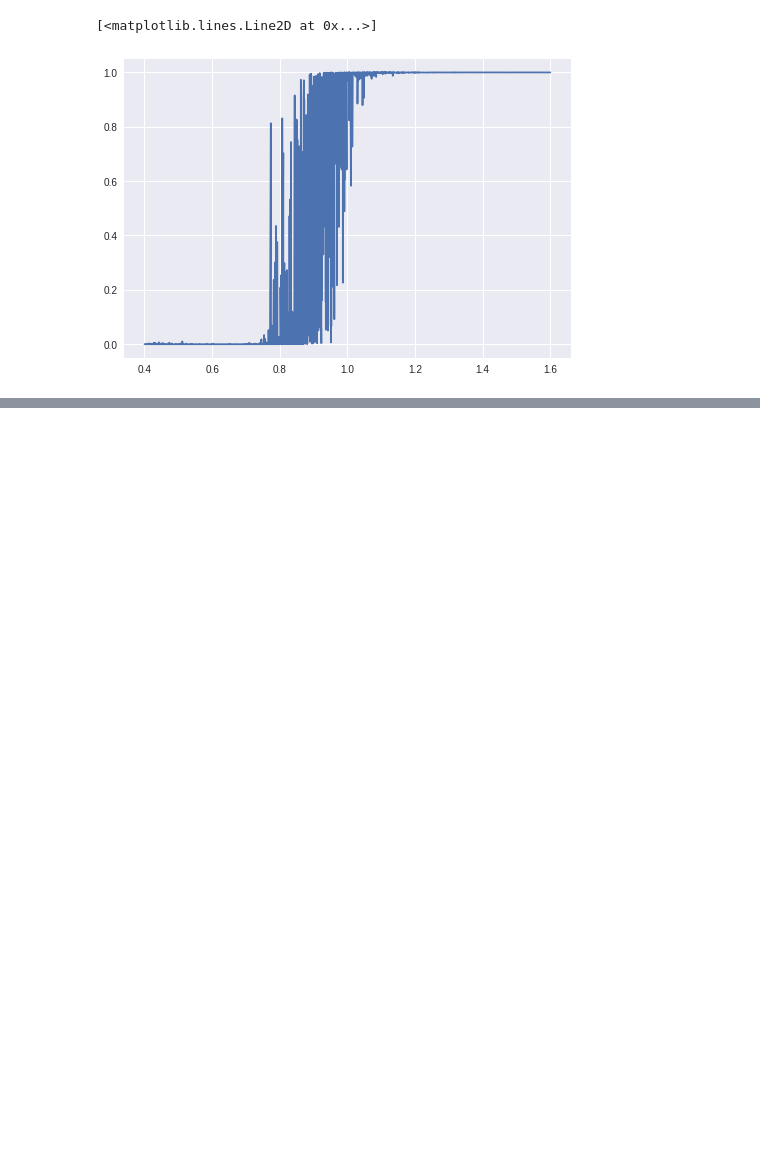
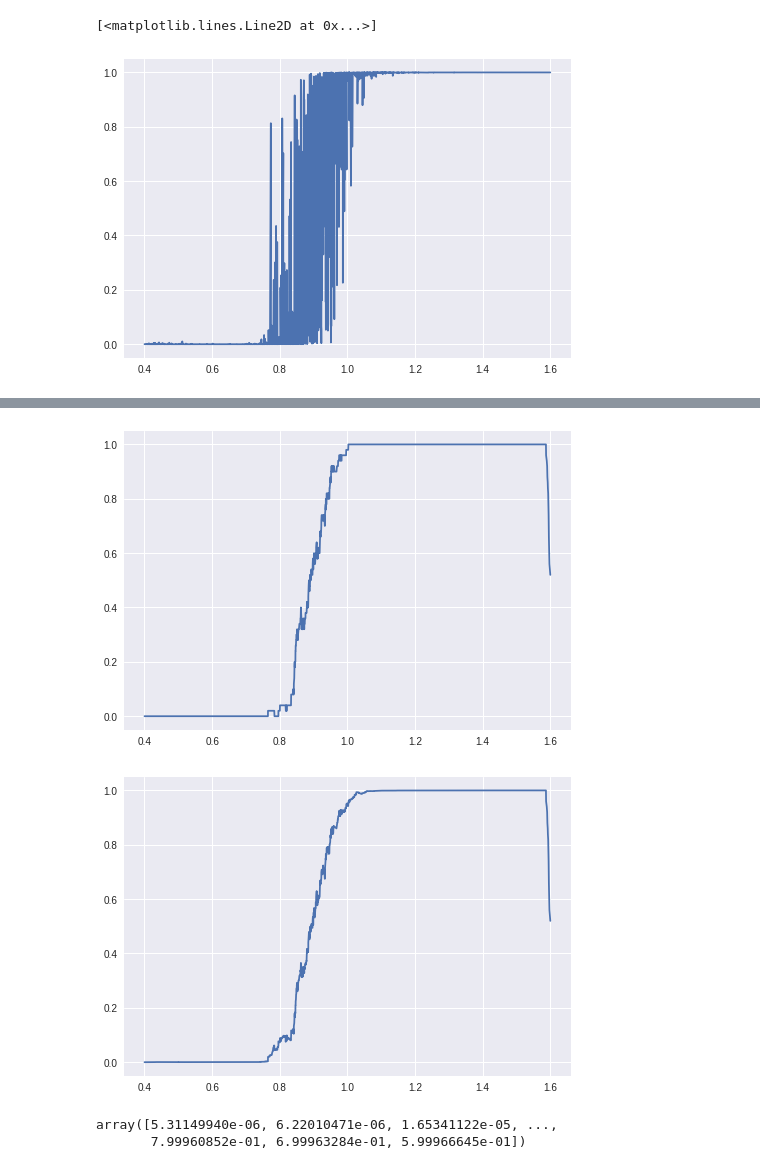
Before and after one commit to Joovvhan/Master-Thesis, a Jupyter notebook: src/Prediction_Test_Xception_A3F1P3_vs_A3F5P3.ipynb, the cells around one changed output, grey strips where cells are left out. Saved outputs shown, nothing was run; the diff lists cells and outputs as text; code cells hidden in the pictures; blank space fills up the shorter version.

```diff
--- a/src/Prediction_Test_Xception_A3F1P3_vs_A3F5P3.ipynb
+++ b/src/Prediction_Test_Xception_A3F1P3_vs_A3F5P3.ipynb
@@ -172,0 +180,20 @@ plt.plot(y[:, 0], y[:, 1])
+# %%
+N = 50
+zMovMean = np.convolve(z, np.ones((N,))/N, mode='same')
+y2MovMean = np.convolve(y[:, 1], np.ones((N,))/N, mode='same')
+
+
+plt.plot(pit, zMovMean)
+plt.show()
+
+plt.plot(pit, y2MovMean)
+plt.show()
+# %% [output]
+[figure, added]
+[figure, added]
+# %%
+y[:, 1]
+zMovMean
+# %% [output]
+array([5.31149940e-06, 6.22010471e-06, 1.65341122e-05, ...,
+       7.99960852e-01, 6.99963284e-01, 5.99966645e-01])
```
Also changed, not shown: parts of 3 cells of this notebook.
